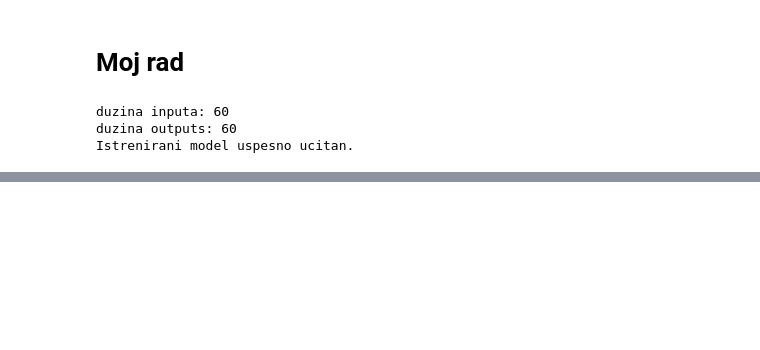
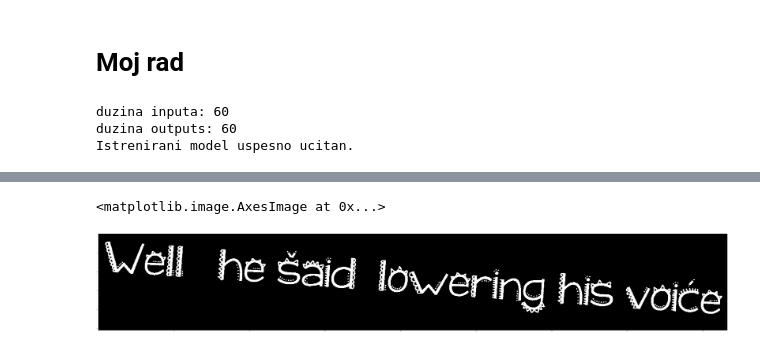
Before and after one commit to vlaksi/Soft-Challenges, a Jupyter notebook: izazovi[20-21]/Nedeljni izazov 2 - OCR/sc_2020_challenge_2/my-work.ipynb, the cells around one changed output, grey strips where cells are left out. Saved outputs shown, nothing was run; the diff lists cells and outputs as text; code cells hidden in the pictures; blank space fills up the shorter version.

```diff
--- a/izazovi[20-21]/Nedeljni izazov 2 - OCR/sc_2020_challenge_2/my-work.ipynb
+++ b/izazovi[20-21]/Nedeljni izazov 2 - OCR/sc_2020_challenge_2/my-work.ipynb
@@ -75,0 +150,6 @@ plt.imshow(opening,'gray')
+# %%
+mask1 = cv2.inRange(hsv,lower,upper)
+plt.imshow(mask1,'gray')
+# %% [output]
+<matplotlib.image.AxesImage at 0x...>
+[figure, added]
```
Also changed, not shown: parts of 56 cells of this notebook, 2 other files.
